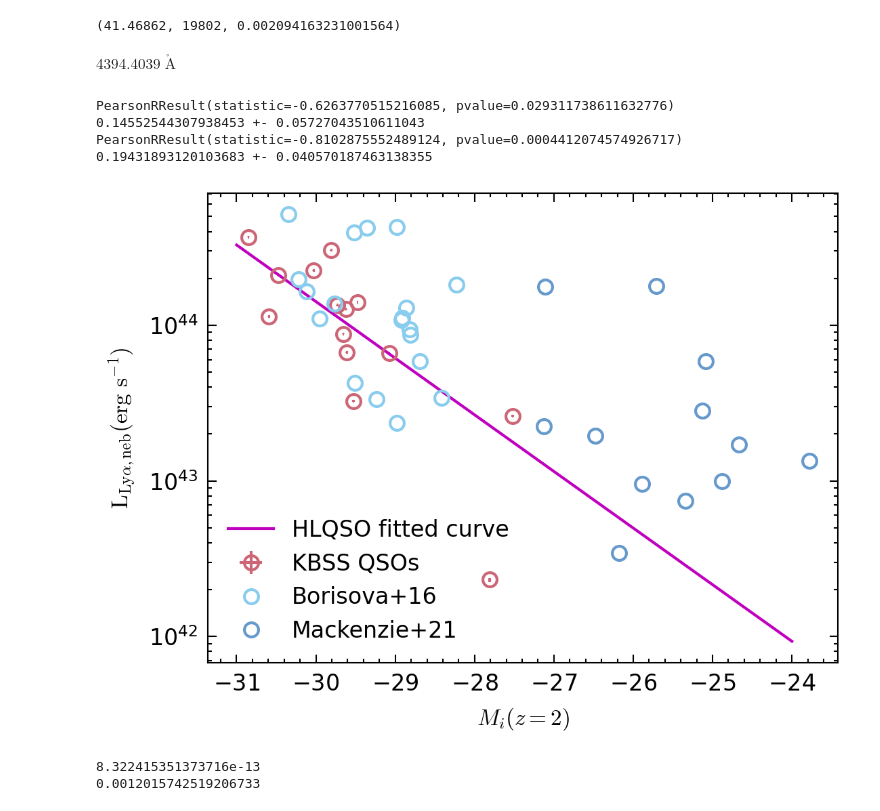
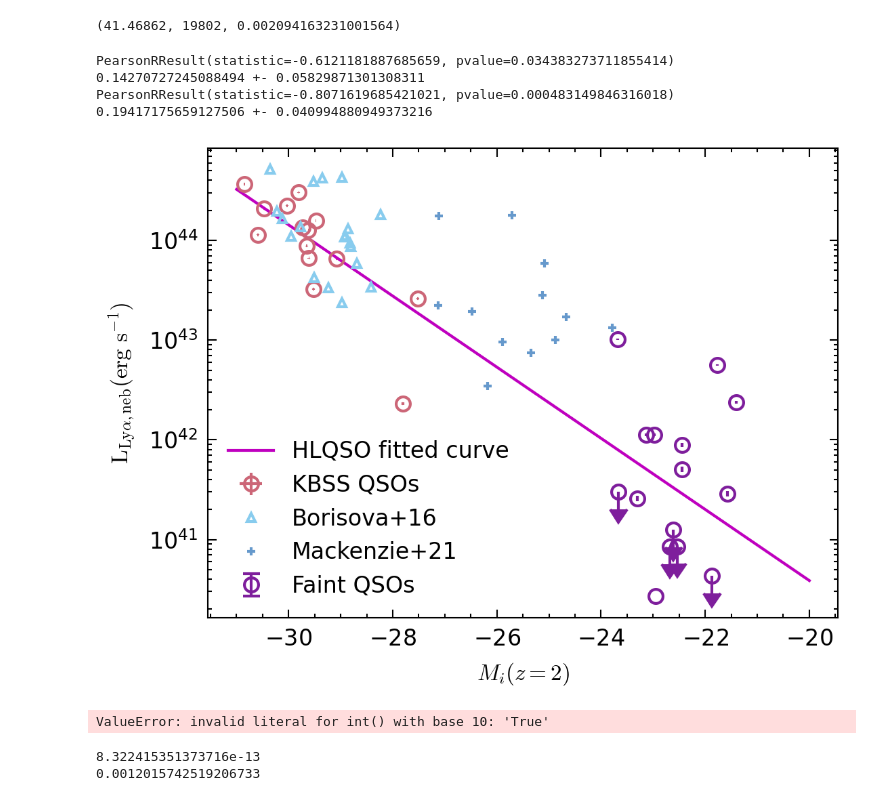
Before and after one commit to yuanzeding/KBSS_DataAnalysis, a Jupyter notebook: correlation.ipynb, the cells around one changed output. Drawn from its saved outputs; the diff is of its cells as text; code cells hidden in the pictures.

```diff
--- a/correlation.ipynb
+++ b/correlation.ipynb
@@ -2092,7 +2183,7 @@ rextract=3.5 #radius of arcsec to extract nuclear averaged SB
 #qsos_bright = ascii.read(KBSSpath+"/KCWI/qsos_bright_updated.list",format="ipac")
 qsos_bright = ascii.read(KBSSpath+"/KCWI/qsos_bright_updated_full.list",format="ipac")
 
-for id in ["Q1623-KP76","Q1623-KP78"]:#id_HL:
+for id in id_HL:
     sentry=qsos_bright[qsos_bright["Name"]==id]
     sourcename=id
     #sourcename=re.findall(r"-(.*)",id)[1]
@@ -2482,9 +2573,7 @@ line_total_flux[tname][0],area[tname][2],line_total_flux[tname][0]/area[tname][2
 # %% [output]
 (41.46862, 19802, 0.002094163231001564)
 # %%
-1215.67*(1+z)*u.AA
+qsos_MUSEall = ascii.read(KBSSpath+"/MUSEQSO/meta/MUSEQSO_machine_readable_updated2_withMi2.list",format="ipac")
-# %% [output]
-$4394.4039 \; \mathrm{\mathring{A}}$
 # %%
 Lyaneb_B16=np.array([1.97e44,3.41e43,1.82e44,3.93e44,1.08e44,\
             4.29e44,8.64e43,9.43e43,1.12e44,3.36e43,\
@@ -2495,8 +2584,22 @@ Miz2_B16=-np.array([30.22,28.42,28.23,29.52,28.92,\
                     28.69,30.12,28.86,29.36,29.51,\
                     29.95,28.98,30.35,29.77])
 
+Lyaneb_A19=1e43*np.array([3.17,2.57,1.17,4.11,4.99,2.04,2.32,7.92,5.34,18.66,2.96,3.09,24.87,\
+                     2.14,5.63,2.28,10.8,21.83,6.98,3.55,10.95,10.36,4.65,2.41,0.52,1.10,\
+                     5.13,0.96,0.33,4.11,2.79,3.77,5.10,5.06,5.01,9.81,6.51,2.25,5.02,2.88,\
+                    3.27,3.51,7.36,0.89,0.67,5.37,35.73,4.49,4.63,38.7,2.58,0.84,2.79,5.63,1.54,12.67,1.7,5.78,5.21,5.07,3.21])
+Miz2_A19=qsos_MUSEall["M_i_z2"][:61]#-1*np.array([28.61,29.67,])
+
 Lyaneb_M21=np.array([2.24e43,1.77e44,1.94e43,3.44e42,9.54e42,1.79e44,7.42e42,2.83e43,5.87e43,9.96e42,1.71e43,1.34e43])
 Miz2_M21=-np.array([27.13,27.11,26.48,26.18,25.89,25.71,25.34,25.13,25.09,24.88,24.67,23.78])
+
+qsos_faint1 = ascii.read(KBSSpath+"/KCWI/KBSS_faint_AGN_short_updated.list",format="ipac")
+qsos_faint2 = ascii.read(KBSSpath+"/KCWI/KBSS_faint_AGN_short_updated_2.list",format="ipac")
+
+Lyaneb_faintQSO=qsos_faint2["Lyatot"]
+Lyaneberr_faintQSO=qsos_faint2["Lyatot_err"]
+Lyaneb_faintQSO_UpperLim=qsos_faint2["UpperLim"]
+Miz2_faintQSO=qsos_faint1["Mi_2"]
 # %%
 plt.style.use(["science",'no-latex'])
 plt.rcParams.update({
@@ -2594,8 +2697,12 @@ for ind,id in enumerate(line_total_flux.keys()):
         #else:
         #    axs.text(x,y,sourcename,fontsize=tfs,horizontalalignment='center',verticalalignment='top')#transform=axs.transAxes,verticalalignment='top',horizontalalignment='right',fontsize=7)
 
-axs.errorbar(Miz2_B16,Lyaneb_B16,fmt="o",mfc="None",ms=ms,color=colorlst[1],label="Borisova+16")
-axs.errorbar(Miz2_M21,Lyaneb_M21,fmt="o",mfc="None",ms=ms,color=colorlst[2],label="Mackenzie+21")
+axs.errorbar(Miz2_B16,Lyaneb_B16,fmt="^",mfc="None",lw=1,ms=3,color=colorlst[1],label="Borisova+16")
+#axs.errorbar(Miz2_A19,Lyaneb_A19,fmt="o",mfc="None",lw=1,ms=3,color="xkcd:emerald green",label="Arrigoni Battaia+19")
+
+axs.errorbar(Miz2_M21,Lyaneb_M21,fmt="+",mfc="None",lw=1,ms=3,color=colorlst[2],label="Mackenzie+21")
+
+axs.errorbar(Miz2_faintQSO,Lyaneb_faintQSO,yerr=Lyaneberr_faintQSO,uplims=Lyaneb_faintQSO_UpperLim,fmt="o",mfc="None",ms=ms,color="xkcd:purple",label="Faint QSOs")
 
 from matplotlib.lines import Line2D
 #proxy_line1 = plt.plot([], [], marker="o",lw=0, mfc="None",ms=ms,color=colorlst[0], label="Type-1 AGN")
@@ -2609,39 +2716,43 @@ axs.set_ylabel(r"$\rm L_{Ly\alpha,neb} (erg~s^{-1})$")
 
 #axs.set_xscale
 #axs.set_xlim([22,26])
 
 axs.set_yscale("log")
 
 resall=scipy.stats.linregress(fxall,np.log10(fyall))
 res=scipy.stats.linregress(fx,np.log10(fy))
 
-xplot=np.linspace(-24,-31,100)
+xplot=np.linspace(-20,-31,100)
 axs.plot(xplot,10**(res.intercept+res.slope*np.array(xplot)),"m",label="HLQSO fitted curve")
 
 #axs.plot(fxall,10**(resall.intercept+resall.slope*np.array(fxall)),color=colorlst[2],label="All")
 
 #axs.set_yscale("log")
 axs.legend(loc="best",markerfirst=True)
 #axs.invert_xaxis()
 #axs.set_ylim([-1,10])
 #axs.set_yticks([5e-2,1e-1,1,5,10,100])
 #axs.set_yticklabels([r"5$\times10^{-2}$",r"10$^{-1}$","1","5","10","100"])
 
 
 print(scipy.stats.pearsonr(fx,np.log10(fy)))
 print(res.slope/-2.5,r"+-",res.stderr/2.5)
 
 print(scipy.stats.pearsonr(fxall,np.log10(fyall)))
 print(resall.slope/-2.5,r"+-",resall.stderr/2.5)
 
 #axs.set_xscale("symlog")
 #fig.savefig(KBSSpath+"/fig/Lya_Mi_all.pdf")
 # %% [output]
-PearsonRResult(statistic=-0.6263770515216085, pvalue=0.029311738611632776)
-0.14552544307938453 +- 0.05727043510611043
-PearsonRResult(statistic=-0.8102875552489124, pvalue=0.0004412074574926717)
-0.19431893120103683 +- 0.040570187463138355
+PearsonRResult(statistic=-0.6121181887685659, pvalue=0.034383273711855414)
+0.14270727245088494 +- 0.05829871301308311
+PearsonRResult(statistic=-0.8071619685421021, pvalue=0.000483149846316018)
+0.19417175659127506 +- 0.040994880949373216
-[figure, old version]
+[figure, new version]
+# %%
+np.array(Lyaneb_faintQSO_UpperLim.value,dtype=bool)
+# %% [output]
+ValueError: invalid literal for int() with base 10: 'True'
 # %%
 S=4*np.pi*Planck18.luminosity_distance(2.65).to(u.cm).value**2
 FQSO=5e46/S
```
Also changed, not shown: parts of 12 cells of this notebook, 46 other files.
